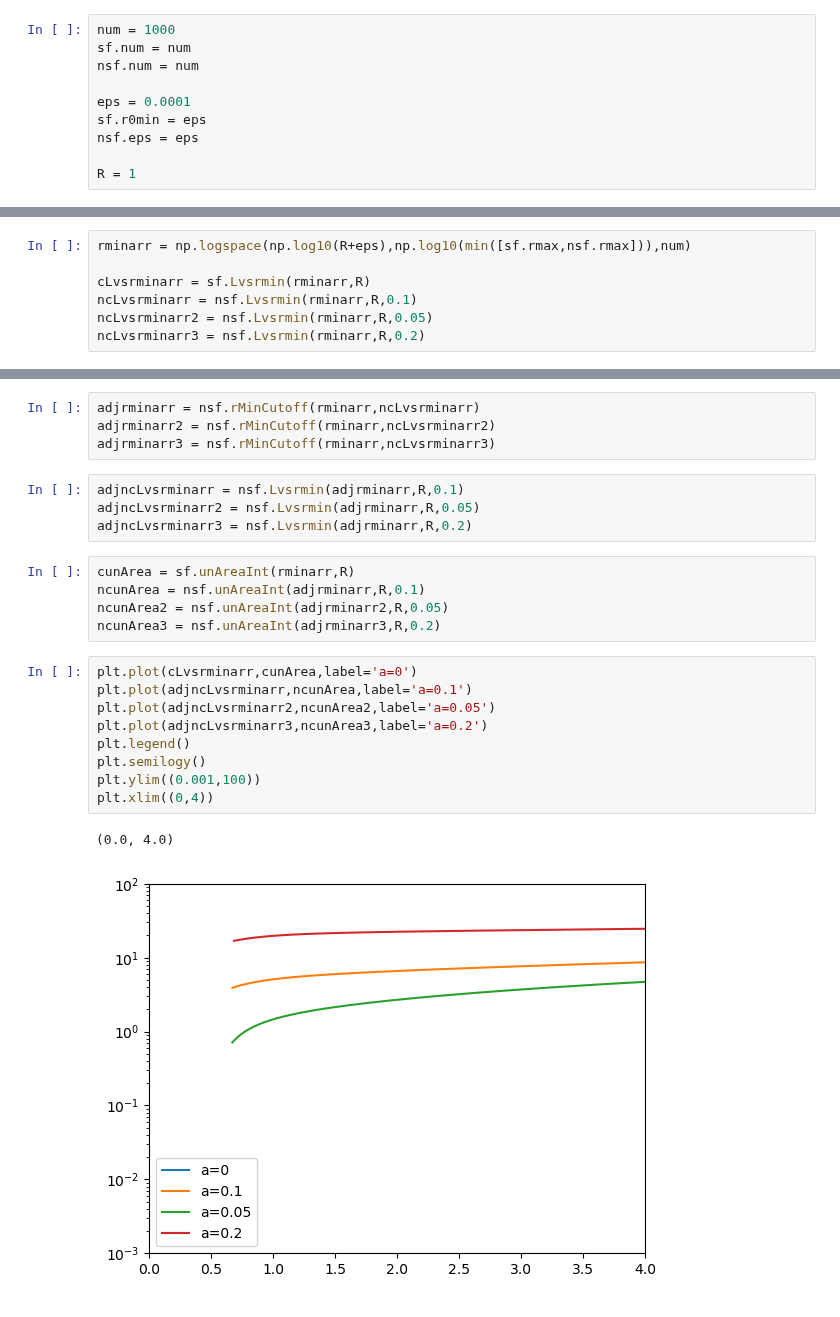
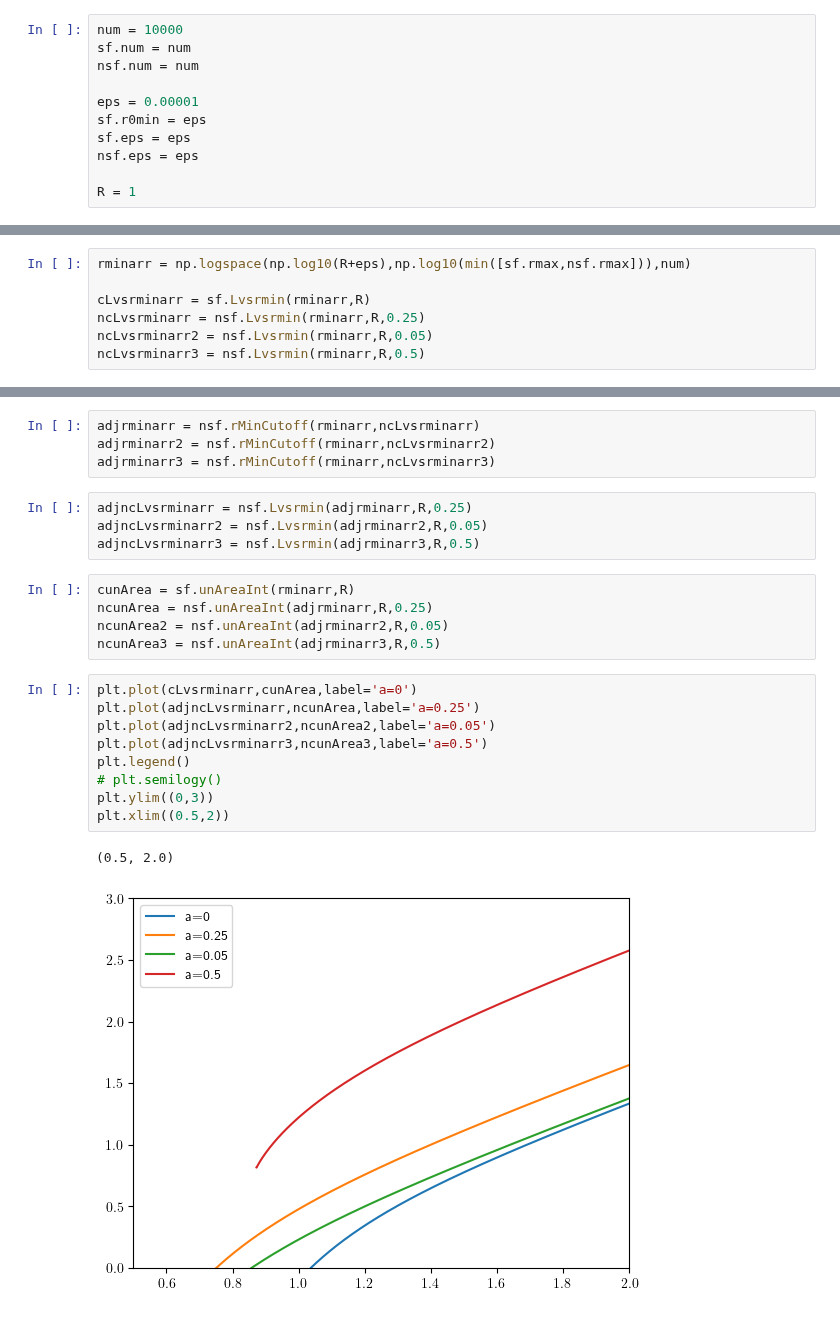
Before and after one commit to Bkorotko03/HoloProj, a Jupyter notebook: combShock260331.ipynb, the cells around one changed output, grey strips where cells are left out. Saved outputs shown, nothing was run; the diff lists cells and outputs as text.

```diff
--- a/combShock260331.ipynb
+++ b/combShock260331.ipynb
@@ -9,12 +9,13 @@ import matplotlib.pyplot as plt
 import shockFunc260331 as sf
 import NCShockFunc260331 as nsf
 # %%
-num = 1000
+num = 10000
 sf.num = num
 nsf.num = num
 
-eps = 0.0001
+eps = 0.00001
 sf.r0min = eps
+sf.eps = eps
 nsf.eps = eps
 
 R = 1
@@ -64,8 +70,8 @@ plt.legend()
 rminarr = np.logspace(np.log10(R+eps),np.log10(min([sf.rmax,nsf.rmax])),num)
 
 cLvsrminarr = sf.Lvsrmin(rminarr,R)
-ncLvsrminarr = nsf.Lvsrmin(rminarr,R,0.1)
+ncLvsrminarr = nsf.Lvsrmin(rminarr,R,0.25)
 ncLvsrminarr2 = nsf.Lvsrmin(rminarr,R,0.05)
-ncLvsrminarr3 = nsf.Lvsrmin(rminarr,R,0.2)
+ncLvsrminarr3 = nsf.Lvsrmin(rminarr,R,0.5)
 # %%
 plt.plot(rminarr,cLvsrminarr,label='a=0')
@@ -83,23 +94,23 @@ adjrminarr = nsf.rMinCutoff(rminarr,ncLvsrminarr)
 adjrminarr2 = nsf.rMinCutoff(rminarr,ncLvsrminarr2)
 adjrminarr3 = nsf.rMinCutoff(rminarr,ncLvsrminarr3)
 # %%
-adjncLvsrminarr = nsf.Lvsrmin(adjrminarr,R,0.1)
-adjncLvsrminarr2 = nsf.Lvsrmin(adjrminarr,R,0.05)
-adjncLvsrminarr3 = nsf.Lvsrmin(adjrminarr,R,0.2)
+adjncLvsrminarr = nsf.Lvsrmin(adjrminarr,R,0.25)
+adjncLvsrminarr2 = nsf.Lvsrmin(adjrminarr2,R,0.05)
+adjncLvsrminarr3 = nsf.Lvsrmin(adjrminarr3,R,0.5)
 # %%
 cunArea = sf.unAreaInt(rminarr,R)
-ncunArea = nsf.unAreaInt(adjrminarr,R,0.1)
+ncunArea = nsf.unAreaInt(adjrminarr,R,0.25)
 ncunArea2 = nsf.unAreaInt(adjrminarr2,R,0.05)
-ncunArea3 = nsf.unAreaInt(adjrminarr3,R,0.2)
+ncunArea3 = nsf.unAreaInt(adjrminarr3,R,0.5)
 # %%
 plt.plot(cLvsrminarr,cunArea,label='a=0')
-plt.plot(adjncLvsrminarr,ncunArea,label='a=0.1')
+plt.plot(adjncLvsrminarr,ncunArea,label='a=0.25')
 plt.plot(adjncLvsrminarr2,ncunArea2,label='a=0.05')
-plt.plot(adjncLvsrminarr3,ncunArea3,label='a=0.2')
+plt.plot(adjncLvsrminarr3,ncunArea3,label='a=0.5')
 plt.legend()
-plt.semilogy()
-plt.ylim((0.001,100))
-plt.xlim((0,4))
+# plt.semilogy()
+plt.ylim((0,3))
+plt.xlim((0.5,2))
 # %% [output]
-(0.0, 4.0)
+(0.5, 2.0)
-[figure, old version]
+[figure, new version]
```
Also changed, not shown: parts of 8 cells of this notebook, 3 other files.
